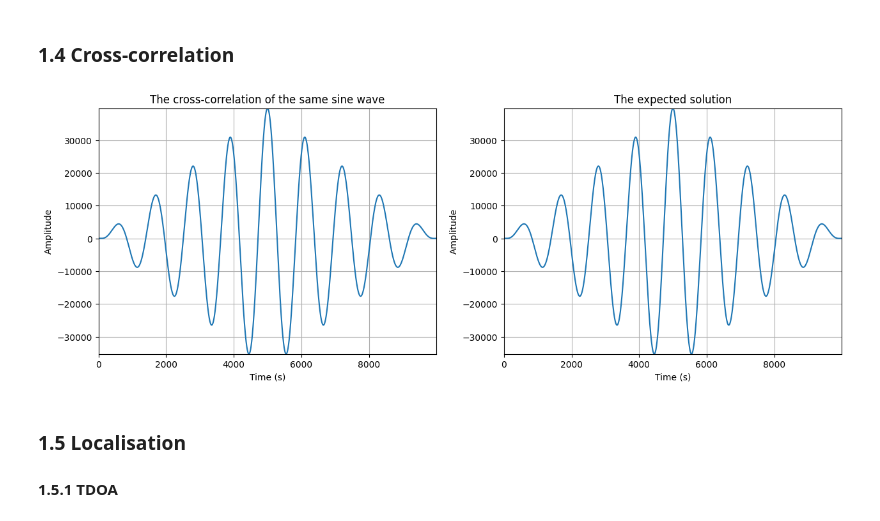
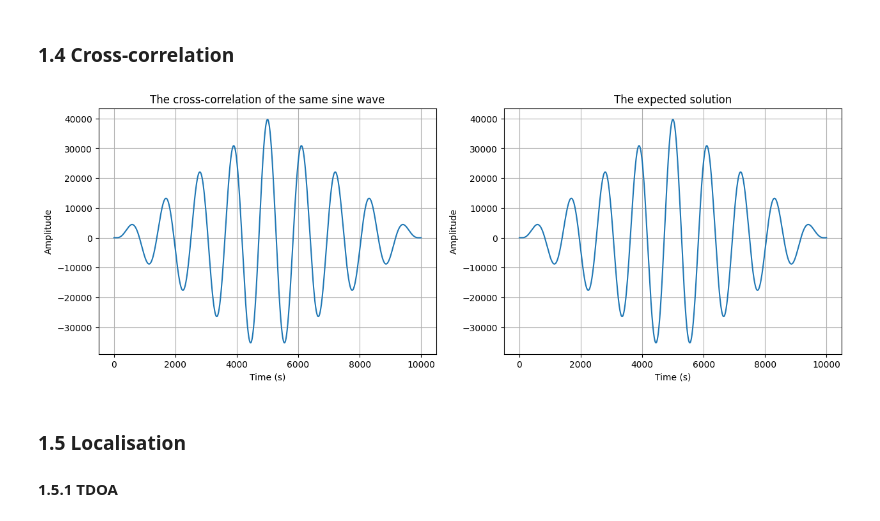
Before and after one commit to RomeoXXIV/Signal_Processing_Project_2022, a Jupyter notebook: SP - Project2022.ipynb, the cells around one changed output. Saved outputs shown, nothing was run; the diff lists cells and outputs as text; code cells hidden in the pictures.

```diff
--- a/SP - Project2022.ipynb
+++ b/SP - Project2022.ipynb
@@ -178,39 +304,42 @@ import numpy as np
 
 
 def fftxcorr(in1, in2):
     input1 = np.asarray(in1)
     input2 = np.asarray(in2)
     input1 = np.append(input1, np.zeros(len(in2)))
     input2 = np.append(np.zeros(len(in1)), input2)
     out = np.fft.ifft(np.fft.fft(input1) * np.conj(np.fft.fft(input2))).real
     return out  # sc.correlate(in1, in2, 'full')
 
 
 # call and test your function here #
 sine_wave = create_sine_wave(40, 4, 44100, 5000)
 xcorr_fft = fftxcorr(sine_wave, sine_wave)
 xcorr_fftconv = sc.fftconvolve(sine_wave, sine_wave[::-1], 'full') # [::-1] flips the signal but you can also use np.flip()
-""" len(xcorr_fft) = 10000 et len(xcorr_fftconv) = 9999, xcorr_fft[1] """
+
+'''REMARQUE
+len(xcorr_fft) = 10000 et len(xcorr_fftconv) = 9999,
+en particulier xcorr_fft[1].
+'''
+
 plt.figure(figsize=(15, 5))
-
 plt.subplot(1, 2, 1)
 plt.title("The cross-correlation of the same sine wave")
 plt.plot(xcorr_fft)
 plt.grid()
 plt.xlabel("Time (s)")
 plt.ylabel("Amplitude")
-plt.margins(x=0, y=0)
-
+# plt.margins(x=0, y=0)
 plt.subplot(1, 2, 2)
 plt.title("The expected solution")
 plt.plot(xcorr_fftconv)
 plt.grid()
 plt.xlabel("Time (s)")
 plt.ylabel("Amplitude")
-plt.margins(x=0, y=0)
+# plt.margins(x=0, y=0)
 plt.show()
 # %% [output]
-[figure, old version]
+[figure, new version]
 # %% [markdown]
 ### 1.5 Localisation
 #### 1.5.1 TDOA
```
Also changed, not shown: parts of 5 cells of this notebook, 1 other file.
